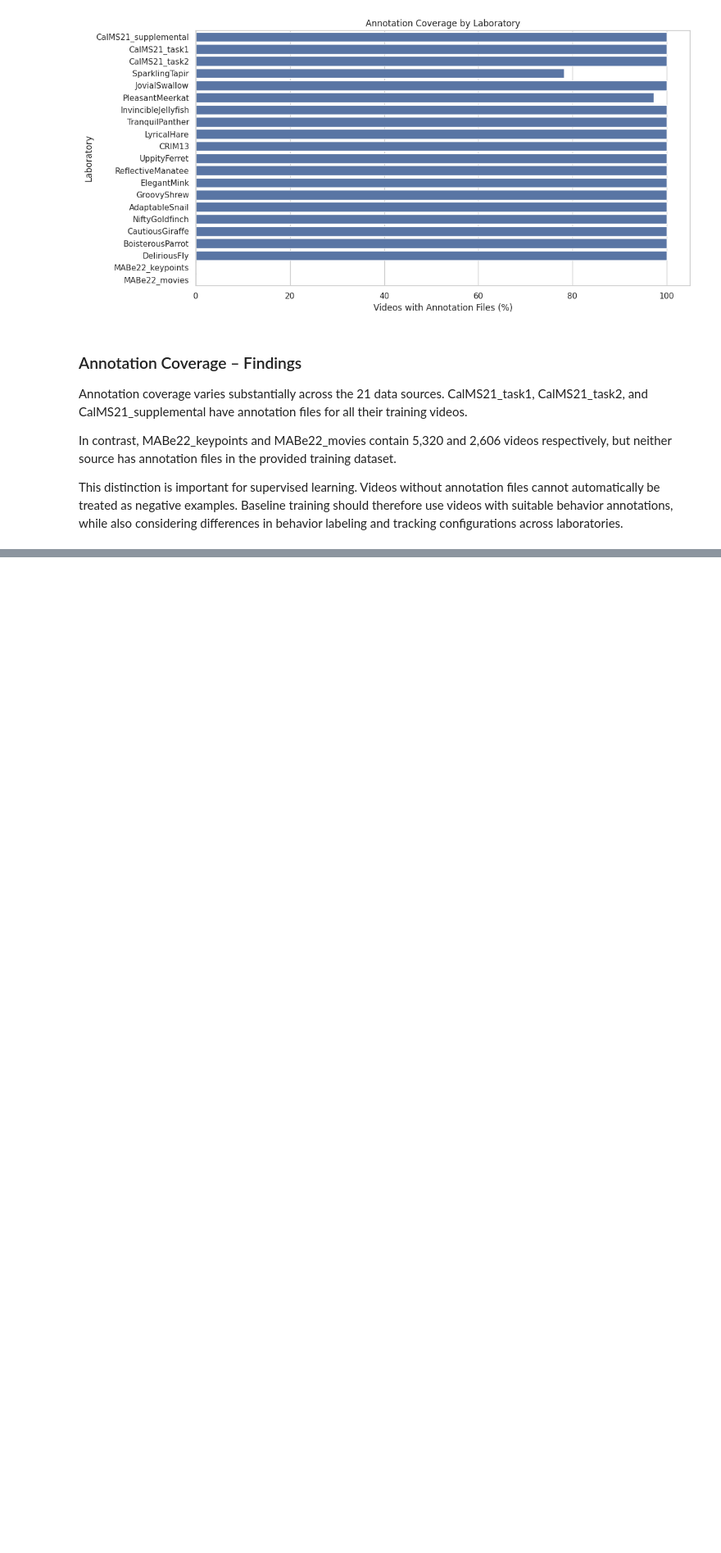
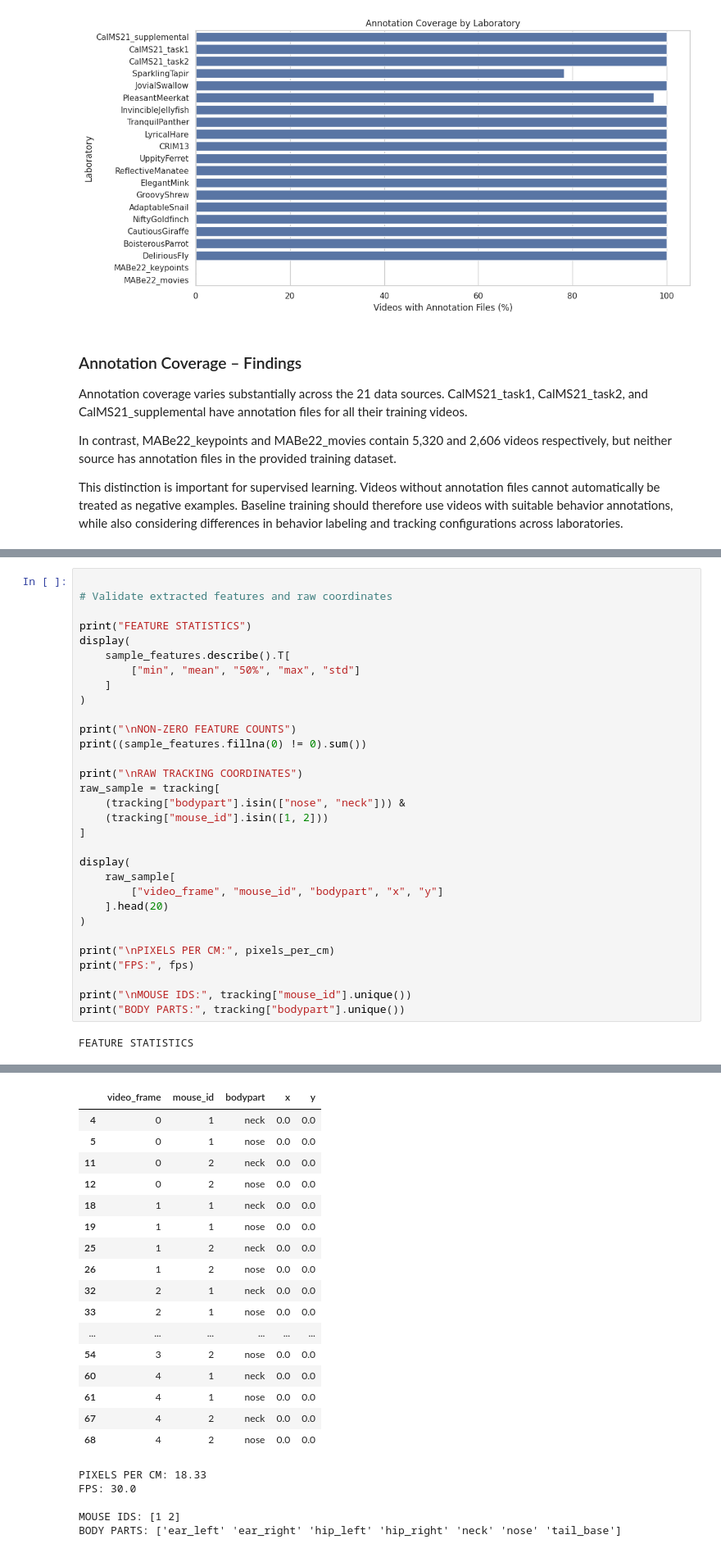
Before and after one commit to aytug-guler/GROUP19_CENG313, a Jupyter notebook: assignment1_eda_baseline.ipynb, the cells around one changed output, grey strips where cells are left out. Shown at 82% size. Saved outputs shown, nothing was run; the diff lists cells and outputs as text; blank space fills up the shorter version.

```diff
--- a/assignment1_eda_baseline.ipynb
+++ b/assignment1_eda_baseline.ipynb
@@ -893,0 +1520,33 @@ This distinction is important for supervised learning. Videos without annotation
+# %%
+
+# Validate extracted features and raw coordinates
+
+print("FEATURE STATISTICS")
+display(
+    sample_features.describe().T[
+        ["min", "mean", "50%", "max", "std"]
+    ]
+)
+
+print("\nNON-ZERO FEATURE COUNTS")
+print((sample_features.fillna(0) != 0).sum())
+
+print("\nRAW TRACKING COORDINATES")
+raw_sample = tracking[
+    (tracking["bodypart"].isin(["nose", "neck"])) &
+    (tracking["mouse_id"].isin([1, 2]))
+]
+
+display(
+    raw_sample[
+        ["video_frame", "mouse_id", "bodypart", "x", "y"]
+    ].head(20)
+)
+
+print("\nPIXELS PER CM:", pixels_per_cm)
+print("FPS:", fps)
+
+print("\nMOUSE IDS:", tracking["mouse_id"].unique())
+print("BODY PARTS:", tracking["bodypart"].unique())
+# %% [output]
+FEATURE STATISTICS
@@ -893,0 +1572,22 @@ This distinction is important for supervised learning. Videos without annotation
+|  | video_frame | mouse_id | bodypart | x | y |
+| 4 | 0 | 1 | neck | 0.0 | 0.0 |
+| 5 | 0 | 1 | nose | 0.0 | 0.0 |
+| 11 | 0 | 2 | neck | 0.0 | 0.0 |
+| 12 | 0 | 2 | nose | 0.0 | 0.0 |
+| 18 | 1 | 1 | neck | 0.0 | 0.0 |
+| 19 | 1 | 1 | nose | 0.0 | 0.0 |
+| 25 | 1 | 2 | neck | 0.0 | 0.0 |
+| 26 | 1 | 2 | nose | 0.0 | 0.0 |
+| 32 | 2 | 1 | neck | 0.0 | 0.0 |
+| 33 | 2 | 1 | nose | 0.0 | 0.0 |
+| ... | ... | ... | ... | ... | ... |
+| 54 | 3 | 2 | nose | 0.0 | 0.0 |
+| 60 | 4 | 1 | neck | 0.0 | 0.0 |
+| 61 | 4 | 1 | nose | 0.0 | 0.0 |
+| 67 | 4 | 2 | neck | 0.0 | 0.0 |
+| 68 | 4 | 2 | nose | 0.0 | 0.0 |
+PIXELS PER CM: 18.33
+FPS: 30.0
+
+MOUSE IDS: [1 2]
+BODY PARTS: ['ear_left' 'ear_right' 'hip_left' 'hip_right' 'neck' 'nose' 'tail_base']
```
Also changed, not shown: parts of 32 cells of this notebook.
